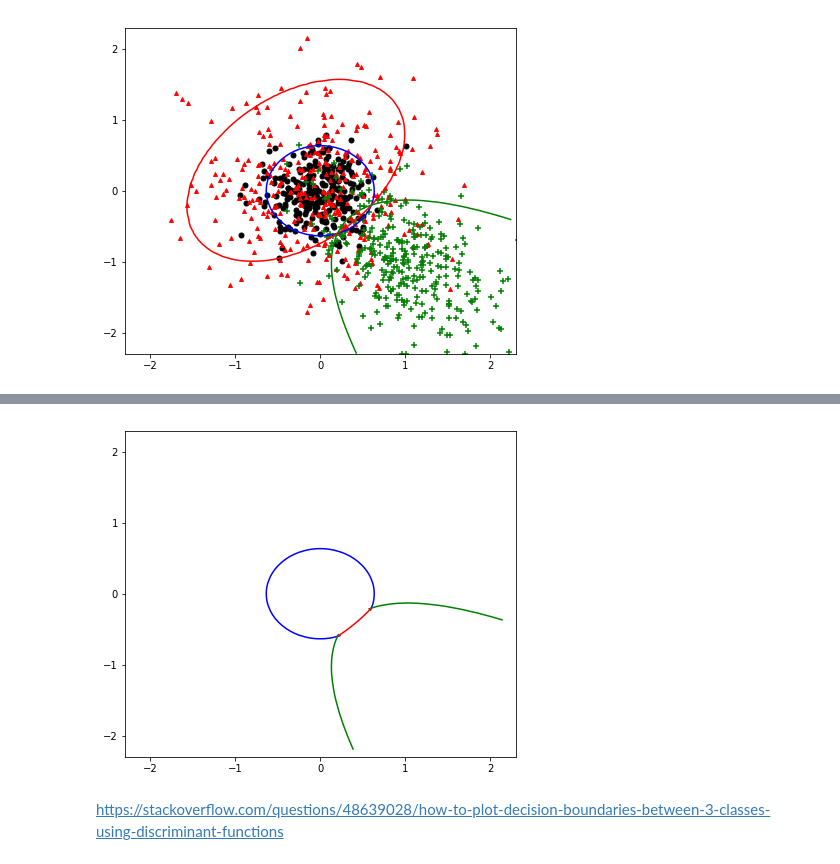
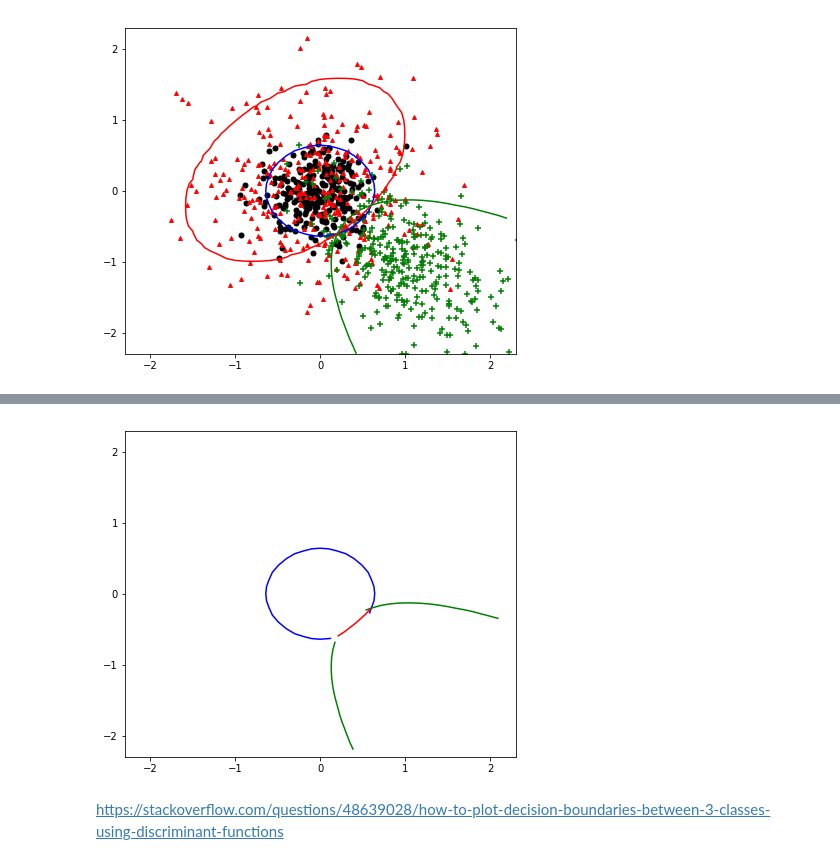
Before and after one commit to evidentiallab/Lunde_Chen_NN_Belief_Reproduction, a Jupyter notebook: NNBelief_neural_network.ipynb, the cells around one changed output, grey strips where cells are left out. Saved outputs shown, nothing was run; the diff lists cells and outputs as text; code cells hidden in the pictures.

```diff
--- a/NNBelief_neural_network.ipynb
+++ b/NNBelief_neural_network.ipynb
@@ -235,38 +229,38 @@ def decision_boudary(func_a, func_b, _grid_X, _grid_Y):
 # https://matplotlib.org/2.0.2/examples/pylab_examples/contourf_demo.html
 def cut_off_decision_boudary_within_rec(_grid_X, _grid_Y, matrix):
     def cut_within_rec(_px, _py, _element):
         if(0.2 < _px < 0.6 - 0.05 and -0.6 < _py < -0.2 - 0.05):
             return np.nan
         else:
             return _element
     return np.vectorize(cut_within_rec)(_grid_X, _grid_Y, matrix)
 
-feature_x = np.arange(-2.2, 2.2, 0.05)
-feature_y = np.arange(-2.2, 2.2, 0.05)
+feature_x = np.arange(-2.2, 2.2, 0.1)
+feature_y = np.arange(-2.2, 2.2, 0.1)
 [grid_X, grid_Y] = np.meshgrid(feature_x, feature_y)
 
 
-feature_x_rec = np.arange(0.2, 0.61, 0.01)
-feature_y_rec = np.arange(-0.6, -0.19, 0.01)
+feature_x_rec = np.arange(0.2, 0.61, 0.1)
+feature_y_rec = np.arange(-0.6, -0.19, 0.1)
 [grid_X_rec, grid_Y_rec] = np.meshgrid(feature_x_rec, feature_y_rec)
 
 fig, ax = plt.subplots(1, 1)
 _Z12 = decision_boudary(dist_1, dist_2, grid_X, grid_Y)
 Z12 = cut_off_decision_boudary_within_rec(grid_X, grid_Y, _Z12)
 ax.contour(grid_X, grid_Y, Z12, [0], colors='blue')
 _Z23 = decision_boudary(dist_2, dist_3, grid_X, grid_Y)
 Z23 = cut_off_decision_boudary_within_rec(grid_X, grid_Y, _Z23)
 ax.contour(grid_X, grid_Y, Z23, [0], colors='green')
 
 Z13 = decision_boudary(dist_1, dist_3, grid_X_rec, grid_Y_rec)
 ax.contour(grid_X_rec, grid_Y_rec, Z13, [0], colors='red')
 
 fig.set_size_inches(7, 6)
 plt.xlim([-2.3, 2.3])
 plt.ylim([-2.3, 2.3])
 plt.show()
 # %% [output]
-[figure, old version]
+[figure, new version]
 # %% [markdown]
 https://stackoverflow.com/questions/48639028/how-to-plot-decision-boundaries-between-3-classes-using-discriminant-functions
 # %%
```
Also changed, not shown: parts of 22 cells of this notebook, 1 other file.
